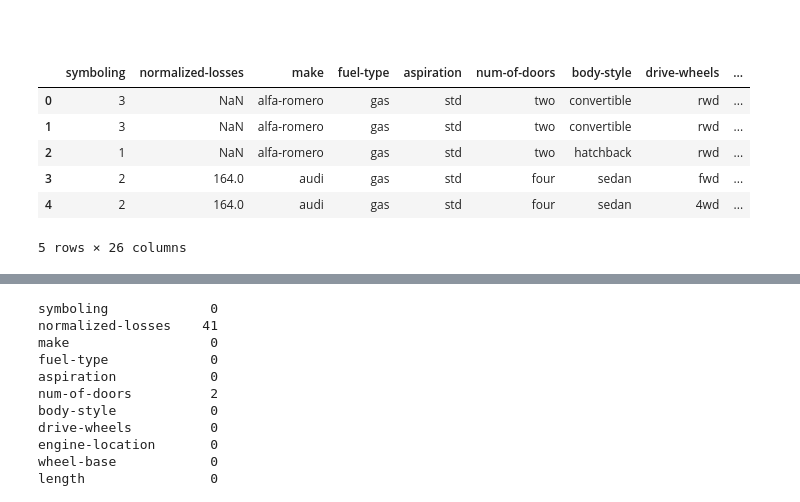
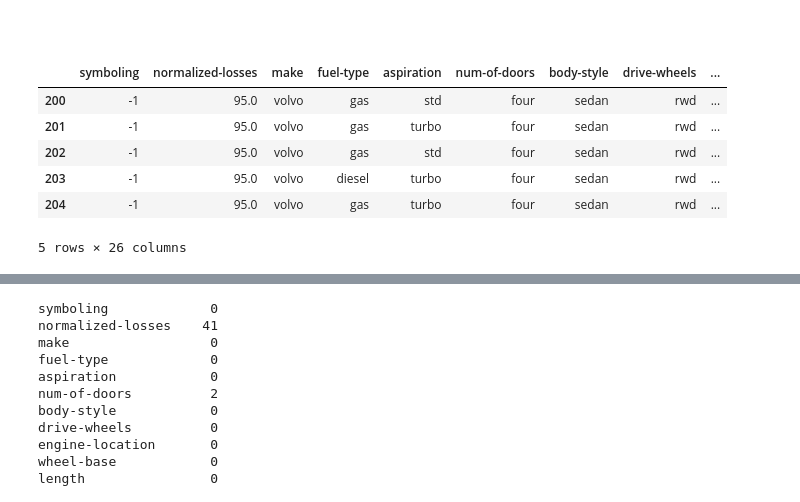
Before and after one commit to glacial-drm/Supervised-Learners, a Jupyter notebook: CW1/cw1-regression.ipynb, the cells around one changed output, grey strips where cells are left out. Cells and saved outputs as stored; diff of their text form; code cells hidden in the pictures.

```diff
--- a/CW1/cw1-regression.ipynb
+++ b/CW1/cw1-regression.ipynb
@@ -9,19 +9,19 @@ import numpy as np
 # %%
 # Viewing Data
 
 # Define column names
 column_names = ['symboling', 'normalized-losses', 'make', 'fuel-type', 'aspiration','num-of-doors', 'body-style', 'drive-wheels', 'engine-location',
                'wheel-base', 'length', 'width', 'height', 'curb-weight', 'engine-type', 'num-of-cylinders', 'engine-size', 'fuel-system',
                'bore', 'stroke', 'compression-ratio', 'horsepower', 'peak-rpm', 'city-mpg', 'highway-mpg', 'price']
 
 # Read data, add column names
 data = pd.read_csv('datasets/automobile/automobile/imports-85.data', header=None, names=column_names, sep=',', na_values='?')
-data.head()
+data.tail()
 # %% [output]
 |  | symboling | normalized-losses | make | fuel-type | aspiration | num-of-doors | body-style | drive-wheels | ... |
-| 0 | 3 | NaN | alfa-romero | gas | std | two | convertible | rwd | ... |
-| 1 | 3 | NaN | alfa-romero | gas | std | two | convertible | rwd | ... |
-| 2 | 1 | NaN | alfa-romero | gas | std | two | hatchback | rwd | ... |
-| 3 | 2 | 164.0 | audi | gas | std | four | sedan | fwd | ... |
-| 4 | 2 | 164.0 | audi | gas | std | four | sedan | 4wd | ... |
+| 200 | -1 | 95.0 | volvo | gas | std | four | sedan | rwd | ... |
+| 201 | -1 | 95.0 | volvo | gas | turbo | four | sedan | rwd | ... |
+| 202 | -1 | 95.0 | volvo | gas | std | four | sedan | rwd | ... |
+| 203 | -1 | 95.0 | volvo | diesel | turbo | four | sedan | rwd | ... |
+| 204 | -1 | 95.0 | volvo | gas | turbo | four | sedan | rwd | ... |
 5 rows × 26 columns
```
Also changed, not shown: parts of 11 cells of this notebook, 1 other file.
